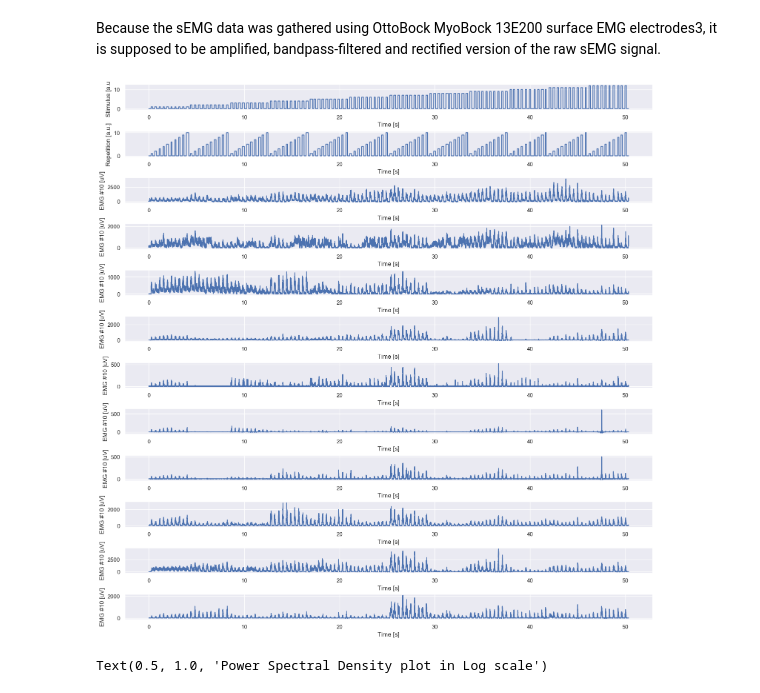
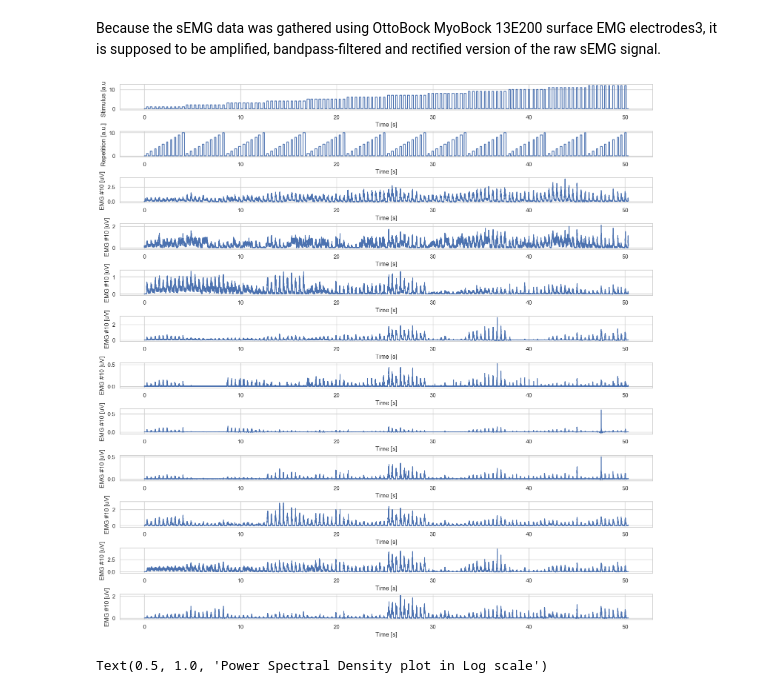
Before and after one commit to YuanshengZhou309/NSSP_Project2, a Jupyter notebook: Miniproject2-Part1-2.ipynb, the cells around one changed output. Cells and saved outputs as stored; diff of their text form; code cells hidden in the pictures.

```diff
--- a/Miniproject2-Part1-2.ipynb
+++ b/Miniproject2-Part1-2.ipynb
@@ -66,29 +66,29 @@ Because the sEMG data was gathered using OttoBock MyoBock 13E200 surface EMG ele
 # %%
 bandpass_cutoff_frequencies_Hz = (15, 500)
 sos = butter(N=0, Wn=bandpass_cutoff_frequencies_Hz, fs=fs, btype="bandpass", output="sos")
 emg_filtered = sosfiltfilt(sos, emg.T).T
 
 
 powergrid_noise_frequencies_Hz = [harmonic_idx*50 for harmonic_idx in range(1,3)] # removing 50Hz noise and its harmonics
 
 for noise_frequency in powergrid_noise_frequencies_Hz:
     sos = butter(N=4, Wn=(noise_frequency - 2, noise_frequency + 2), fs=fs, btype="bandstop", output="sos")
     emg_filtered = sosfiltfilt(sos, emg_filtered.T).T
 
 fig, ax = plt.subplots(n_channels+2, 1, constrained_layout=True, figsize=(15, 15))
 ax[0].plot(time_steps, stimulus)
 ax[0].set_xlabel("Time [s]")
 ax[0].set_ylabel("Stimulus [a.u.]")
 
 ax[1].plot(time_steps, repetition)
 ax[1].set_xlabel("Time [s]")
 ax[1].set_ylabel("Repetition [a.u.]")
 for i in range(n_channels):
-    ax[i+2].plot(time_steps, emg_filtered[:, i]*1000)
+    ax[i+2].plot(time_steps, emg_filtered[:, i])
     ax[i+2].set_xlabel("Time [s]")
     ax[i+2].set_ylabel(f"EMG #{channel_idx+1} [uV]")
 # %% [output]
-[figure, old version]
+[figure, new version]
 # %%
 freqs_pre, Pxx_pre = welch(emg[:, 0], fs=fs, nperseg=1064)
 freqs_post, Pxx_post = welch(emg_filtered[:, 0],fs = fs,  nperseg=1064)
```
Also changed, not shown: parts of 15 cells of this notebook.
